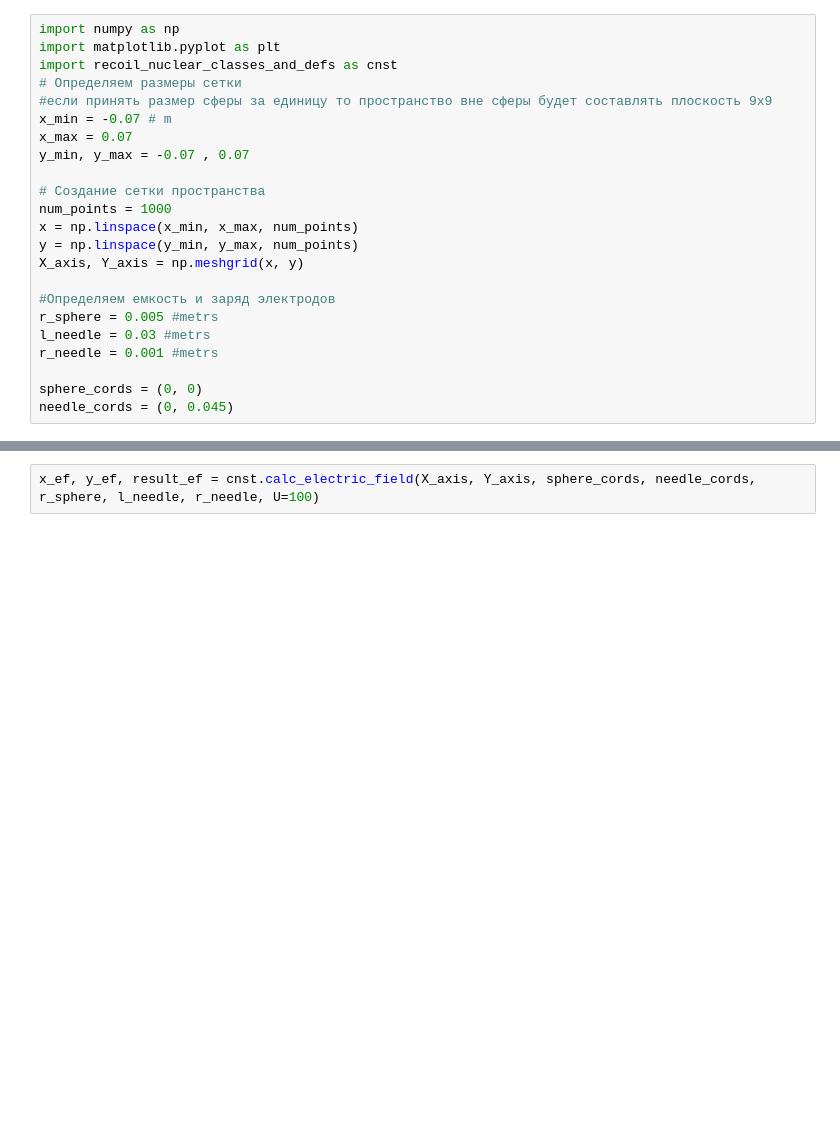
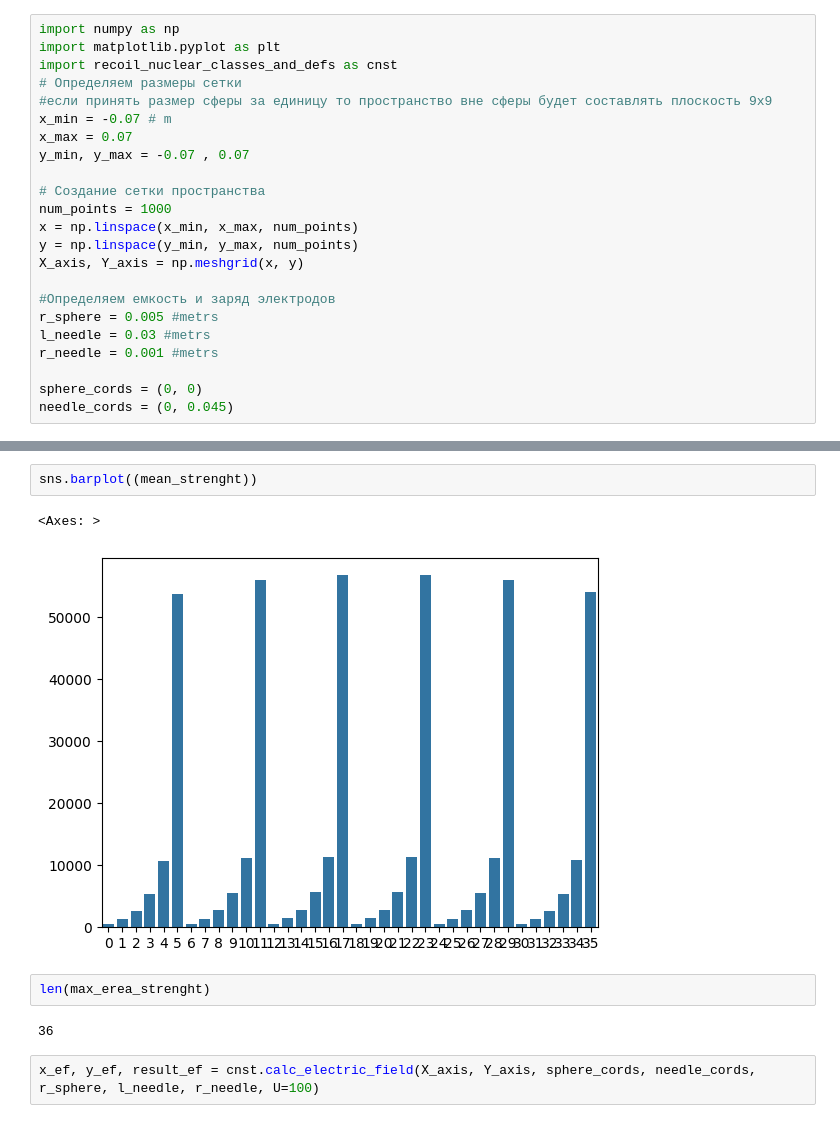
Before and after one commit to StepanKatin/Recoil_separation_Ra223, a Jupyter notebook: test_nb.ipynb, the cells around one changed output, grey strips where cells are left out. Saved outputs shown, nothing was run; the diff lists cells and outputs as text; blank space fills up the shorter version.

```diff
--- a/test_nb.ipynb
+++ b/test_nb.ipynb
@@ -24,3 +61,12 @@ needle_cords = (0, 0.045)
+# %%
+sns.barplot((mean_strenght))
+# %% [output]
+<Axes: >
+[figure, added]
+# %%
+len(max_erea_strenght)
+# %% [output]
+36
 # %%
 x_ef, y_ef, result_ef = cnst.calc_electric_field(X_axis, Y_axis, sphere_cords, needle_cords, r_sphere, l_needle, r_needle, U=100)
 # %%
```
Also changed, not shown: parts of 6 cells of this notebook, 3 other files.
